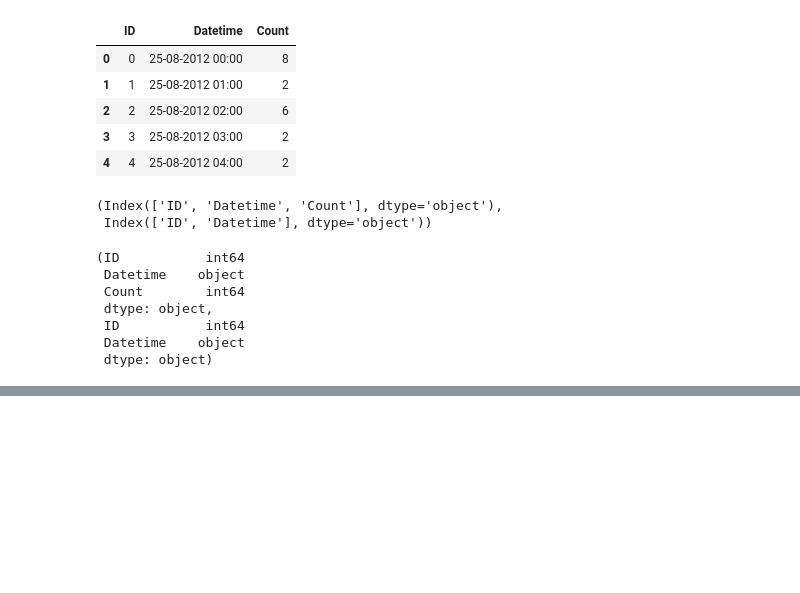
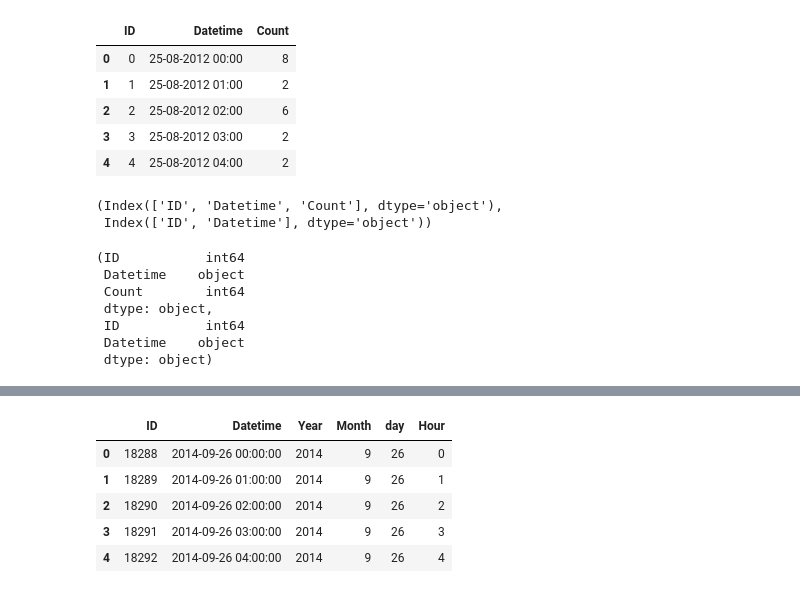
Before and after one commit to basel-ay/Transportation-Forecasting, a Jupyter notebook: Time_Series_Analysis_on_Transportation.ipynb, the cells around one changed output, grey strips where cells are left out. Cells and saved outputs as stored; diff of their text form; code cells hidden in the pictures; blank space fills up the shorter version.

```diff
--- a/Time_Series_Analysis_on_Transportation.ipynb
+++ b/Time_Series_Analysis_on_Transportation.ipynb
@@ -40,0 +68,9 @@ train.dtypes, test.dtypes
+# %%
+test.head()
+# %% [output]
+|  | ID | Datetime | Year | Month | day | Hour |
+| 0 | 18288 | 2014-09-26 00:00:00 | 2014 | 9 | 26 | 0 |
+| 1 | 18289 | 2014-09-26 01:00:00 | 2014 | 9 | 26 | 1 |
+| 2 | 18290 | 2014-09-26 02:00:00 | 2014 | 9 | 26 | 2 |
+| 3 | 18291 | 2014-09-26 03:00:00 | 2014 | 9 | 26 | 3 |
+| 4 | 18292 | 2014-09-26 04:00:00 | 2014 | 9 | 26 | 4 |
```
Also changed, not shown: parts of 10 cells of this notebook.
